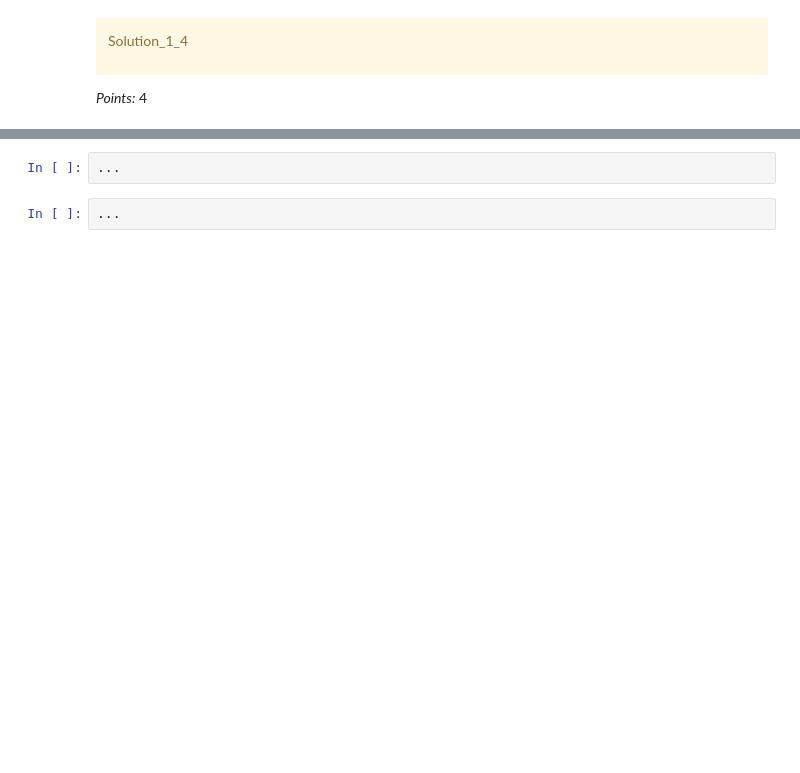
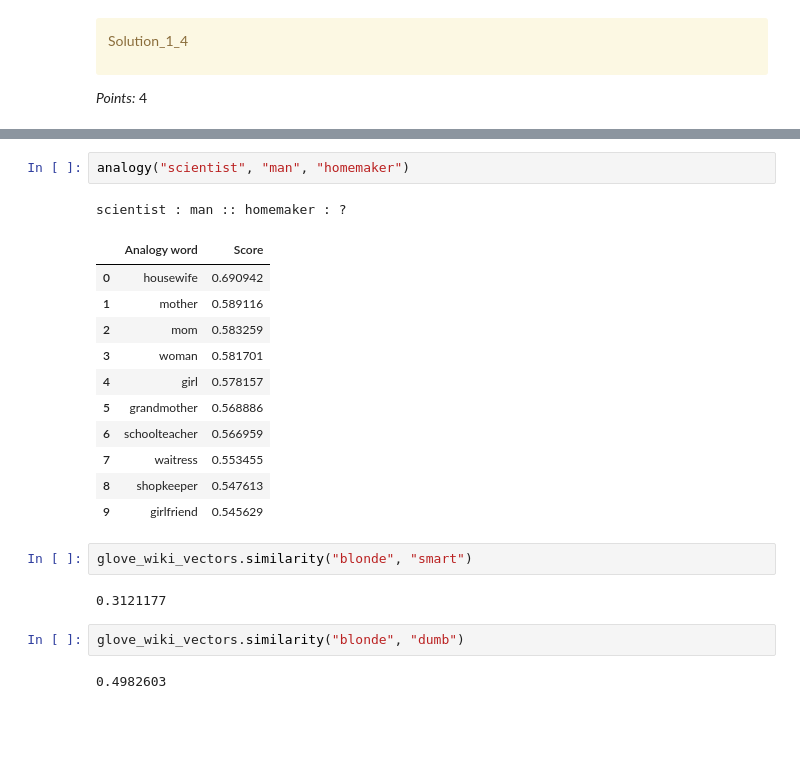
Before and after one commit to chloezandberg/cpsc330hw7, a Jupyter notebook: hw7.ipynb, the cells around one changed output, grey strips where cells are left out. Saved outputs shown, nothing was run; the diff lists cells and outputs as text; blank space fills up the shorter version.

```diff
--- a/hw7.ipynb
+++ b/hw7.ipynb
@@ -297,7 +325,26 @@ _Points:_ 4
+# %%
+analogy("scientist", "man", "homemaker")
+# %% [output]
+scientist : man :: homemaker : ?
+|  | Analogy word | Score |
+| 0 | housewife | 0.690942 |
+| 1 | mother | 0.589116 |
+| 2 | mom | 0.583259 |
+| 3 | woman | 0.581701 |
+| 4 | girl | 0.578157 |
+| 5 | grandmother | 0.568886 |
+| 6 | schoolteacher | 0.566959 |
+| 7 | waitress | 0.553455 |
+| 8 | shopkeeper | 0.547613 |
+| 9 | girlfriend | 0.545629 |
 # %%
-...
+glove_wiki_vectors.similarity("blonde", "smart")
+# %% [output]
+0.3121177
-# %%
-...
+# %%
+glove_wiki_vectors.similarity("blonde", "dumb")
+# %% [output]
+0.4982603
 # %% [markdown]
 <!-- END QUESTION -->
 
```
Also changed, not shown: parts of 5 cells of this notebook.
